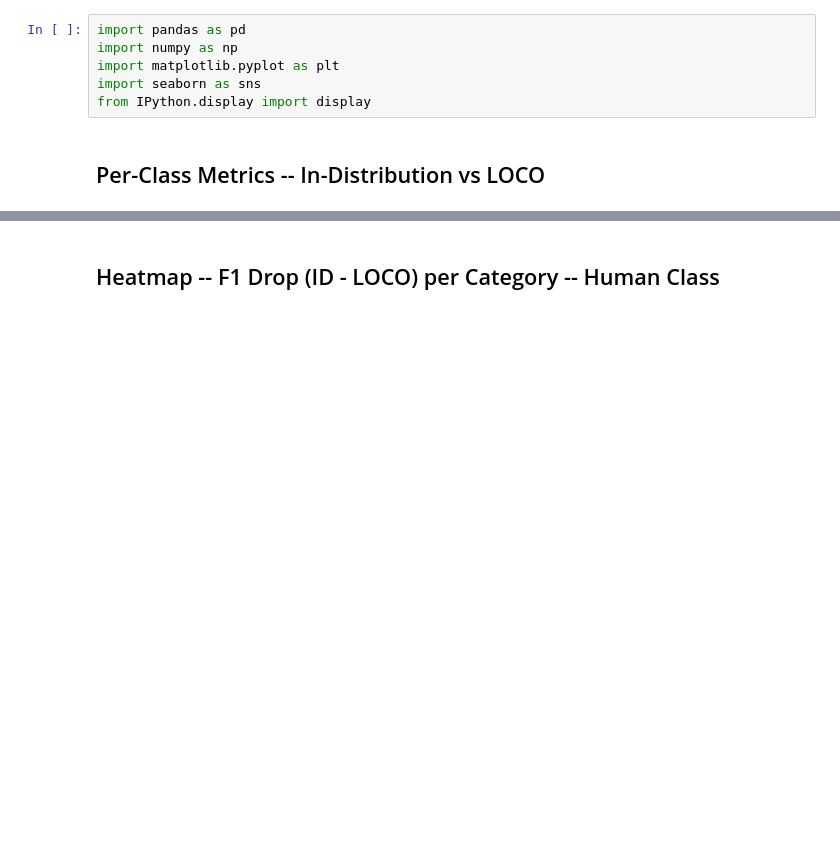
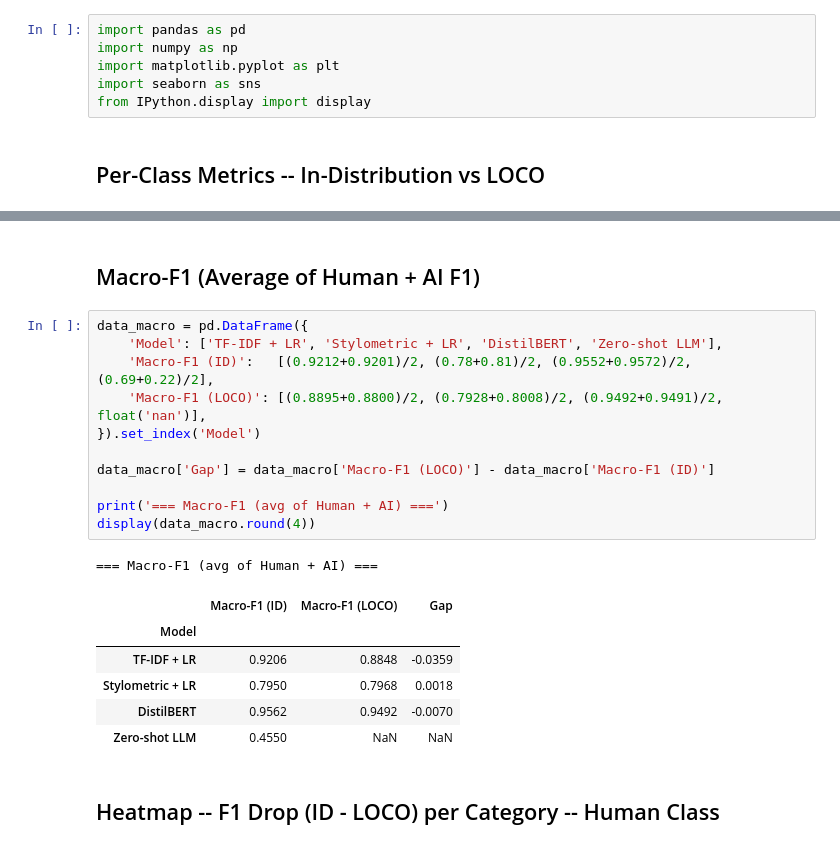
Before and after one commit to PhilM1Pro/ML-in-Applied-setting, a Jupyter notebook: comparison.ipynb, the cells around one changed output, grey strips where cells are left out. Cells and saved outputs as stored; diff of their text form; blank space fills up the shorter version.

```diff
--- a/comparison.ipynb
+++ b/comparison.ipynb
@@ -62,4 +62,25 @@ display(data_ai.round(4))
 | Zero-shot LLM | 0.5580 | 0.9200 | 0.1300 | 0.2200 | NaN | NaN | NaN | NaN | NaN |
+# %% [markdown]
+## Macro-F1 (Average of Human + AI F1)
+# %%
+data_macro = pd.DataFrame({
+    'Model': ['TF-IDF + LR', 'Stylometric + LR', 'DistilBERT', 'Zero-shot LLM'],
+    'Macro-F1 (ID)':   [(0.9212+0.9201)/2, (0.78+0.81)/2, (0.9552+0.9572)/2, (0.69+0.22)/2],
+    'Macro-F1 (LOCO)': [(0.8895+0.8800)/2, (0.7928+0.8008)/2, (0.9492+0.9491)/2, float('nan')],
+}).set_index('Model')
+
+data_macro['Gap'] = data_macro['Macro-F1 (LOCO)'] - data_macro['Macro-F1 (ID)']
+
+print('=== Macro-F1 (avg of Human + AI) ===')
+display(data_macro.round(4))
+# %% [output]
+=== Macro-F1 (avg of Human + AI) ===
+|  | Macro-F1 (ID) | Macro-F1 (LOCO) | Gap |
+| Model |  |  |  |
+| TF-IDF + LR | 0.9206 | 0.8848 | -0.0359 |
+| Stylometric + LR | 0.7950 | 0.7968 | 0.0018 |
+| DistilBERT | 0.9562 | 0.9492 | -0.0070 |
+| Zero-shot LLM | 0.4550 | NaN | NaN |
 # %% [markdown]
 ## Heatmap -- F1 Drop (ID - LOCO) per Category -- Human Class
 # %%
```
Also changed, not shown: parts of 8 cells of this notebook.
